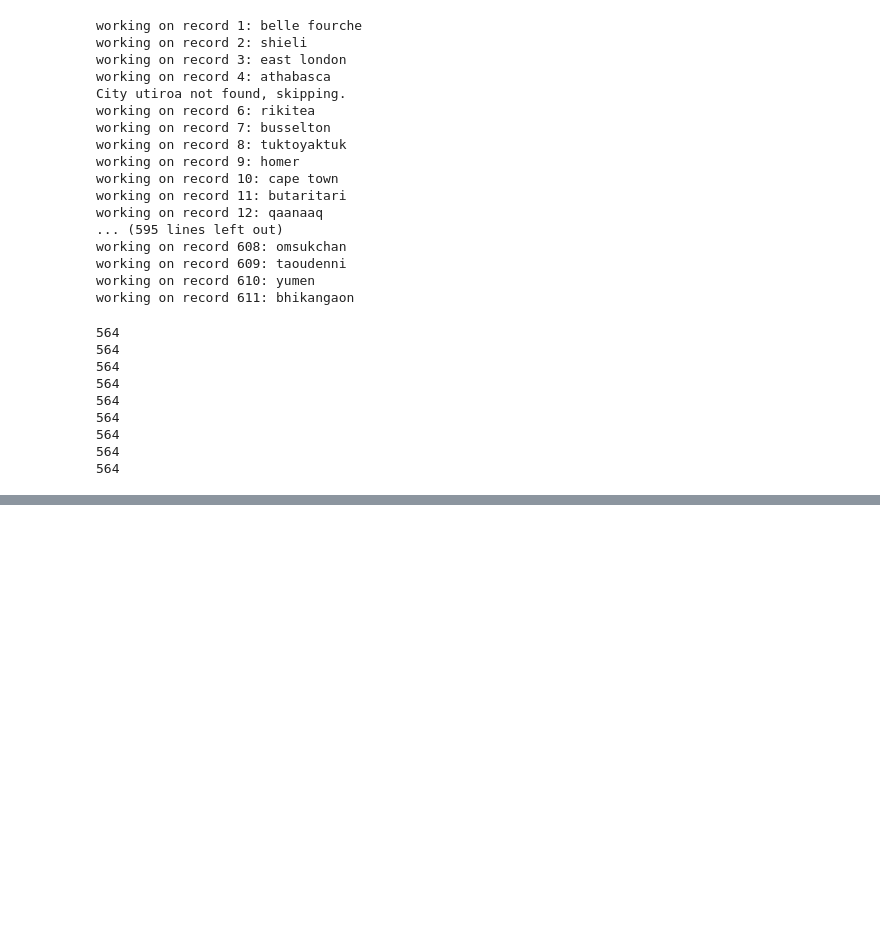
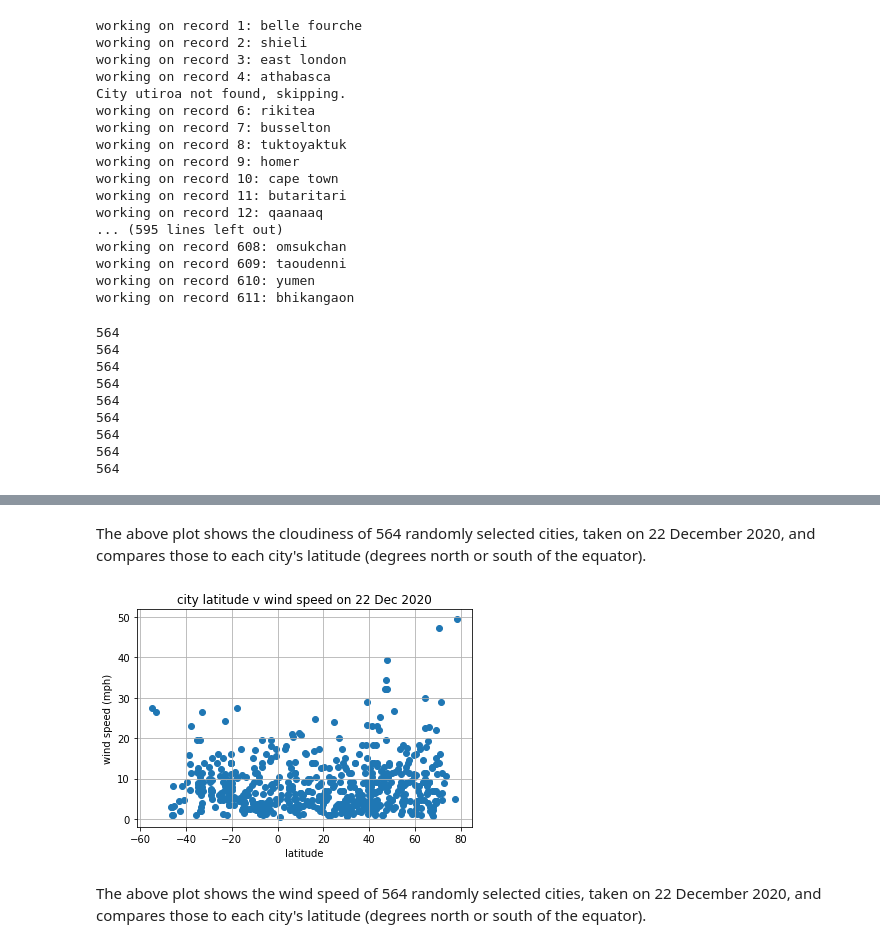
Before and after one commit to sarahDH615/python-api-challenge, a Jupyter notebook: weatherpy/weatherpy.ipynb, the cells around one changed output, grey strips where cells are left out. Cells and saved outputs as stored; diff of their text form; code cells hidden in the pictures; blank space fills up the shorter version.

```diff
--- a/weatherpy/weatherpy.ipynb
+++ b/weatherpy/weatherpy.ipynb
@@ -181,0 +223,16 @@ weather_data_df.to_csv(output_path)
+# %% [markdown]
+The above plot shows the cloudiness of 564 randomly selected cities, taken on 22 December 2020, and compares those to each city's latitude (degrees north or south of the equator).
+# %%
+#scatter for wind speed v. lat
+x_axis4 = weather_data_df['lat']
+y_axis4 = weather_data_df['wind_speed']
+plt.title('city latitude v wind speed on 22 Dec 2020')
+plt.xlabel('latitude')
+plt.ylabel('wind speed (mph)')
+plt.grid()
+plt.scatter(x_axis4, y_axis4)
+plt.show()
+# %% [output]
+[figure, added]
+# %% [markdown]
+The above plot shows the wind speed of 564 randomly selected cities, taken on 22 December 2020, and compares those to each city's latitude (degrees north or south of the equator).
```
Also changed, not shown: parts of 9 cells of this notebook, 1 other file.
